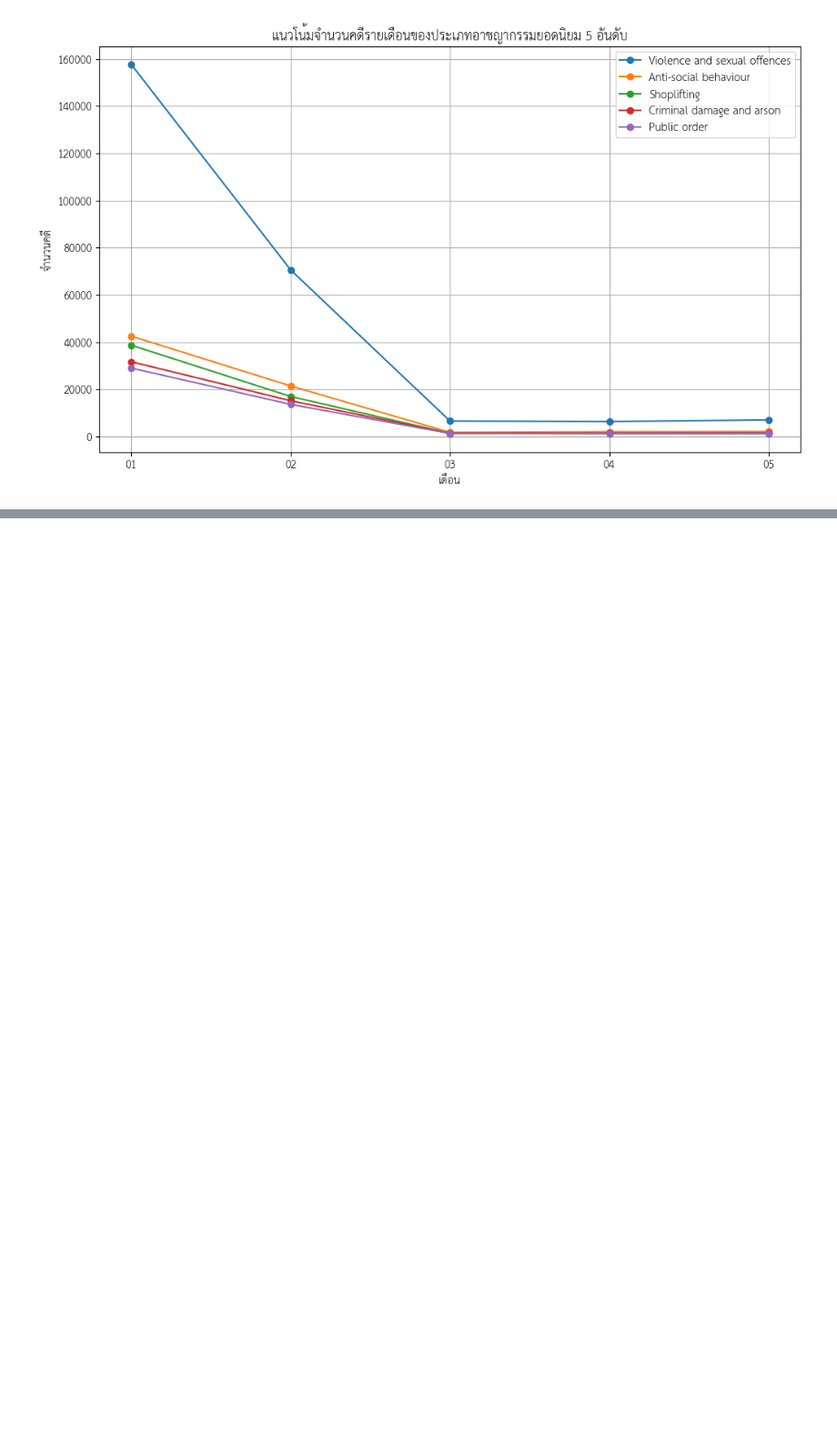
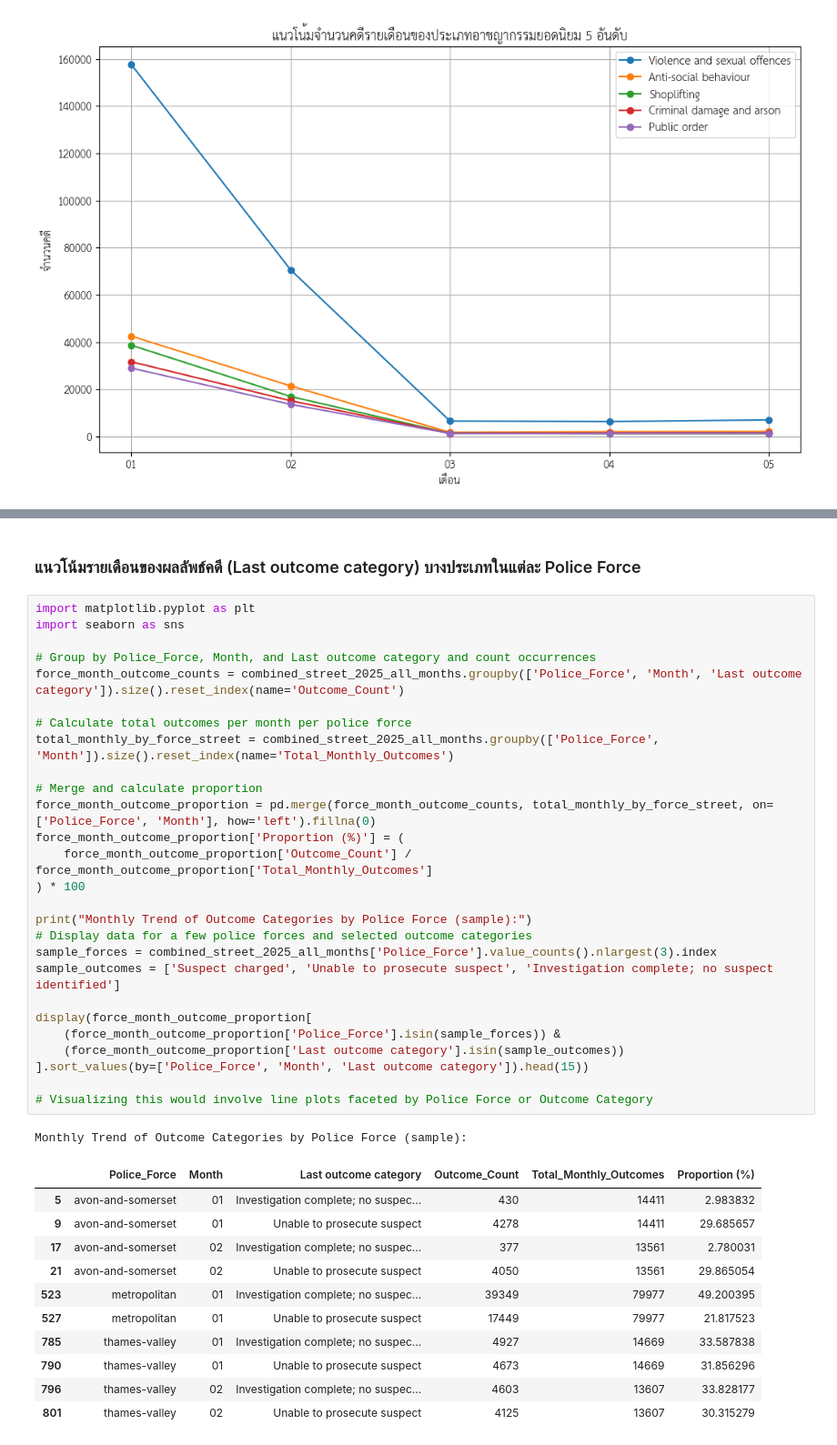
Before and after one commit to jangInw007/JENZY_Project, a Jupyter notebook: JENZY(nky)_is_perfect_project_Basicpro.ipynb, the cells around one changed output, grey strips where cells are left out. Shown at 91% size. Drawn from its saved outputs; the diff is of its cells as text; blank space fills up the shorter version.

```diff
--- a/JENZY(nky)_is_perfect_project_Basicpro.ipynb
+++ b/JENZY(nky)_is_perfect_project_Basicpro.ipynb
@@ -1429,0 +1684,42 @@ plt.show()
+# %% [markdown]
+### แนวโน้มรายเดือนของผลลัพธ์คดี (Last outcome category) บางประเภทในแต่ละ Police Force
+# %%
+import matplotlib.pyplot as plt
+import seaborn as sns
+
+# Group by Police_Force, Month, and Last outcome category and count occurrences
+force_month_outcome_counts = combined_street_2025_all_months.groupby(['Police_Force', 'Month', 'Last outcome category']).size().reset_index(name='Outcome_Count')
+
+# Calculate total outcomes per month per police force
+total_monthly_by_force_street = combined_street_2025_all_months.groupby(['Police_Force', 'Month']).size().reset_index(name='Total_Monthly_Outcomes')
+
+# Merge and calculate proportion
+force_month_outcome_proportion = pd.merge(force_month_outcome_counts, total_monthly_by_force_street, on=['Police_Force', 'Month'], how='left').fillna(0)
+force_month_outcome_proportion['Proportion (%)'] = (
+    force_month_outcome_proportion['Outcome_Count'] / force_month_outcome_proportion['Total_Monthly_Outcomes']
+) * 100
+
+print("Monthly Trend of Outcome Categories by Police Force (sample):")
+# Display data for a few police forces and selected outcome categories
+sample_forces = combined_street_2025_all_months['Police_Force'].value_counts().nlargest(3).index
+sample_outcomes = ['Suspect charged', 'Unable to prosecute suspect', 'Investigation complete; no suspect identified']
+
+display(force_month_outcome_proportion[
+    (force_month_outcome_proportion['Police_Force'].isin(sample_forces)) &
+    (force_month_outcome_proportion['Last outcome category'].isin(sample_outcomes))
+].sort_values(by=['Police_Force', 'Month', 'Last outcome category']).head(15))
+
+# Visualizing this would involve line plots faceted by Police Force or Outcome Category
+# %% [output]
+Monthly Trend of Outcome Categories by Police Force (sample):
+|  | Police_Force | Month | Last outcome category | Outcome_Count | Total_Monthly_Outcomes | Proportion (%) |
+| 5 | avon-and-somerset | 01 | Investigation complete; no suspec... | 430 | 14411 | 2.983832 |
+| 9 | avon-and-somerset | 01 | Unable to prosecute suspect | 4278 | 14411 | 29.685657 |
+| 17 | avon-and-somerset | 02 | Investigation complete; no suspec... | 377 | 13561 | 2.780031 |
+| 21 | avon-and-somerset | 02 | Unable to prosecute suspect | 4050 | 13561 | 29.865054 |
+| 523 | metropolitan | 01 | Investigation complete; no suspec... | 39349 | 79977 | 49.200395 |
+| 527 | metropolitan | 01 | Unable to prosecute suspect | 17449 | 79977 | 21.817523 |
+| 785 | thames-valley | 01 | Investigation complete; no suspec... | 4927 | 14669 | 33.587838 |
+| 790 | thames-valley | 01 | Unable to prosecute suspect | 4673 | 14669 | 31.856296 |
+| 796 | thames-valley | 02 | Investigation complete; no suspec... | 4603 | 13607 | 33.828177 |
+| 801 | thames-valley | 02 | Unable to prosecute suspect | 4125 | 13607 | 30.315279 |
```
Also changed, not shown: parts of 32 cells of this notebook.
